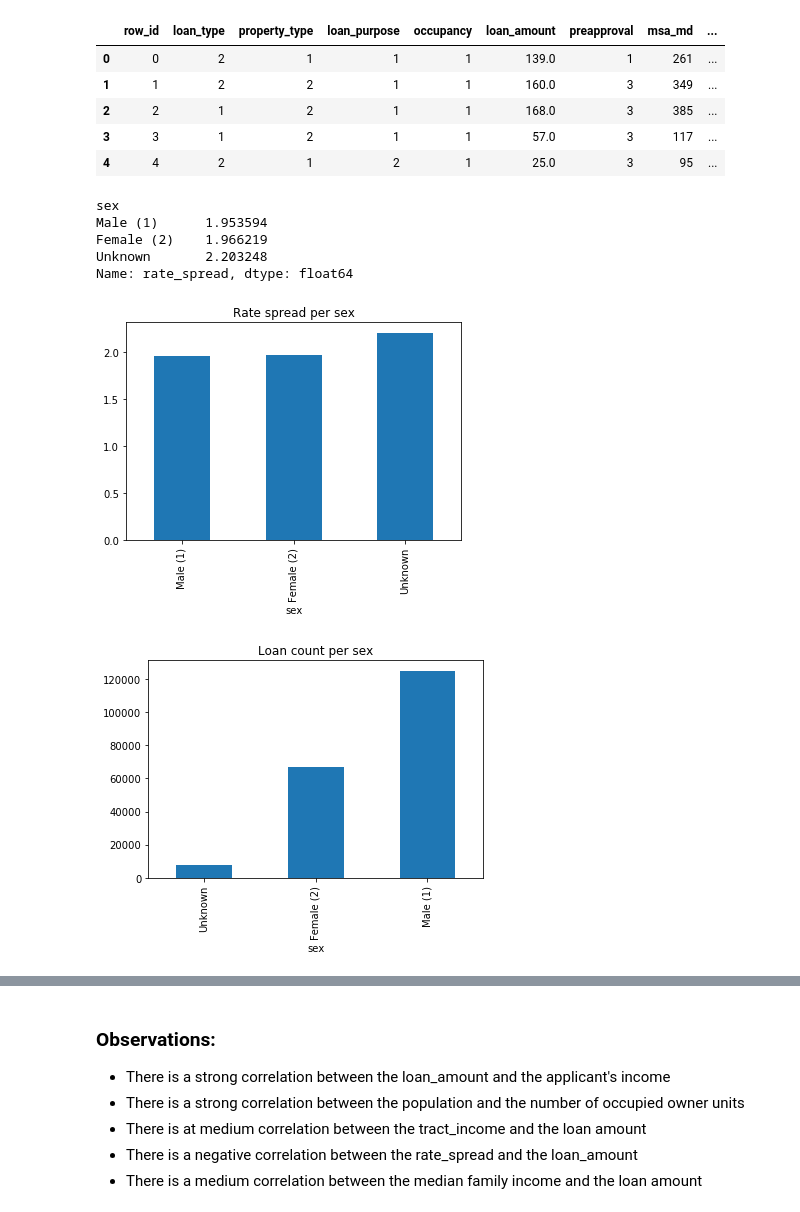
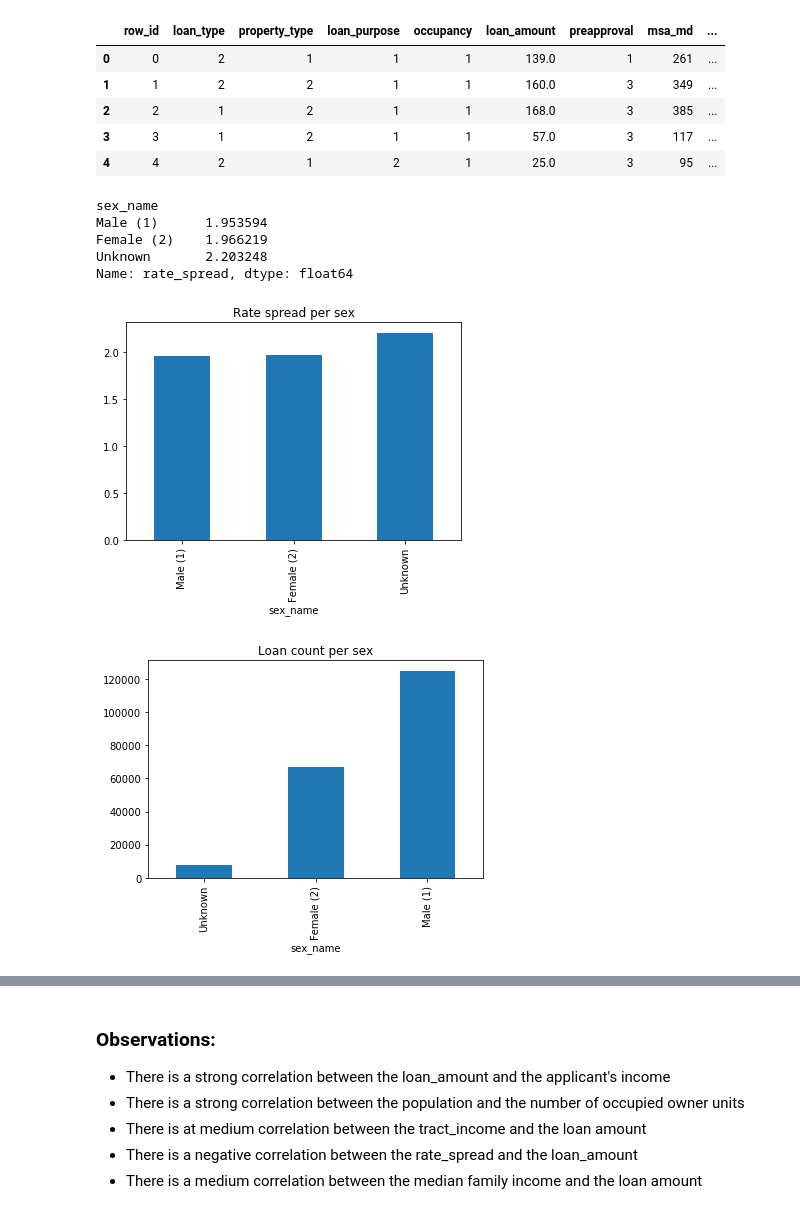
Before and after one commit to Alyxion/MPPDataScience, a Jupyter notebook: notebooks/MPPDataScience_1_Insights.ipynb, the cells around one changed output, grey strips where cells are left out. Saved outputs shown, nothing was run; the diff lists cells and outputs as text; code cells hidden in the pictures.

```diff
--- a/notebooks/MPPDataScience_1_Insights.ipynb
+++ b/notebooks/MPPDataScience_1_Insights.ipynb
@@ -396,9 +396,9 @@ loan_type_dict = {1: 'Conventional(1)', 2: 'FHA-insured(2)', 3: 'VA-guaranteed(3
 property_type_dict = {1: '1-4-family-non-mf(1)', 2: 'Manufactured housing(2)', 3: 'Multifamily(3)'}
 purpose_dict = {1: 'Home purchase(1)', 2: 'Home improvement(2)', 3: 'Refinancing(3)'}
 
-training_data_pd['sex'] = training_data_pd['applicant_sex'].map(sex_dict)
-training_data_pd['ethnicity'] = training_data_pd['applicant_ethnicity'].map(eth_dict)
-training_data_pd['race'] = training_data_pd['applicant_race'].map(race_dict)
+training_data_pd['sex_name'] = training_data_pd['applicant_sex'].map(sex_dict)
+training_data_pd['ethnicity_name'] = training_data_pd['applicant_ethnicity'].map(eth_dict)
+training_data_pd['race_name'] = training_data_pd['applicant_race'].map(race_dict)
 training_data_pd['loan_type_name'] = training_data_pd['loan_type'].map(loan_type_dict)
 training_data_pd['property_type_name'] = training_data_pd['property_type'].map(property_type_dict)
 training_data_pd['purpose_name'] = training_data_pd['loan_purpose'].map(purpose_dict)
@@ -412,22 +412,22 @@ training_data_pd.head(5)
 | 3 | 3 | 1 | 2 | 1 | 1 | 57.0 | 3 | 117 | ... |
 | 4 | 4 | 2 | 1 | 2 | 1 | 25.0 | 3 | 95 | ... |
 # %%
-grouped_data = training_data_pd.groupby('sex')['rate_spread'].mean().sort_values()
+grouped_data = training_data_pd.groupby('sex_name')['rate_spread'].mean().sort_values()
 print(grouped_data.head(5))
 grouped_data.plot(kind='bar')
 plt.title("Rate spread per sex")
 plt.show()
-grouped_data = training_data_pd.groupby('sex')['rate_spread'].count().sort_values()
+grouped_data = training_data_pd.groupby('sex_name')['rate_spread'].count().sort_values()
 grouped_data.plot(kind='bar')
 plt.title("Loan count per sex")
 plt.show()
 # %% [output]
-sex
+sex_name
 Male (1)      1.953594
 Female (2)    1.966219
 Unknown       2.203248
 Name: rate_spread, dtype: float64
-[figure, old version]
+[figure, new version]
-[figure, old version]
+[figure, new version]
 # %%
 f = plt.figure(figsize=(8, 8))
```
Also changed, not shown: parts of 32 cells of this notebook, 3 other files.
